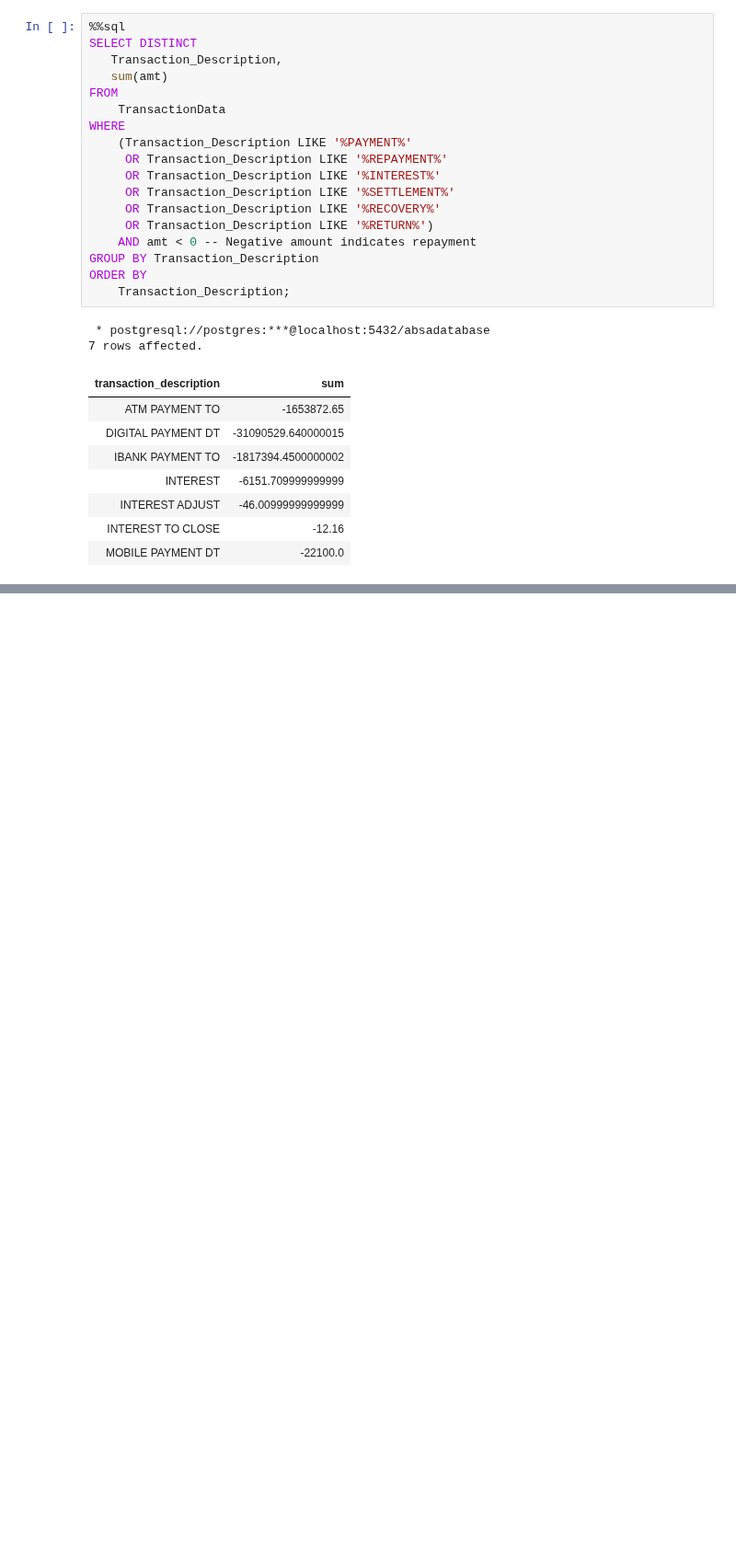
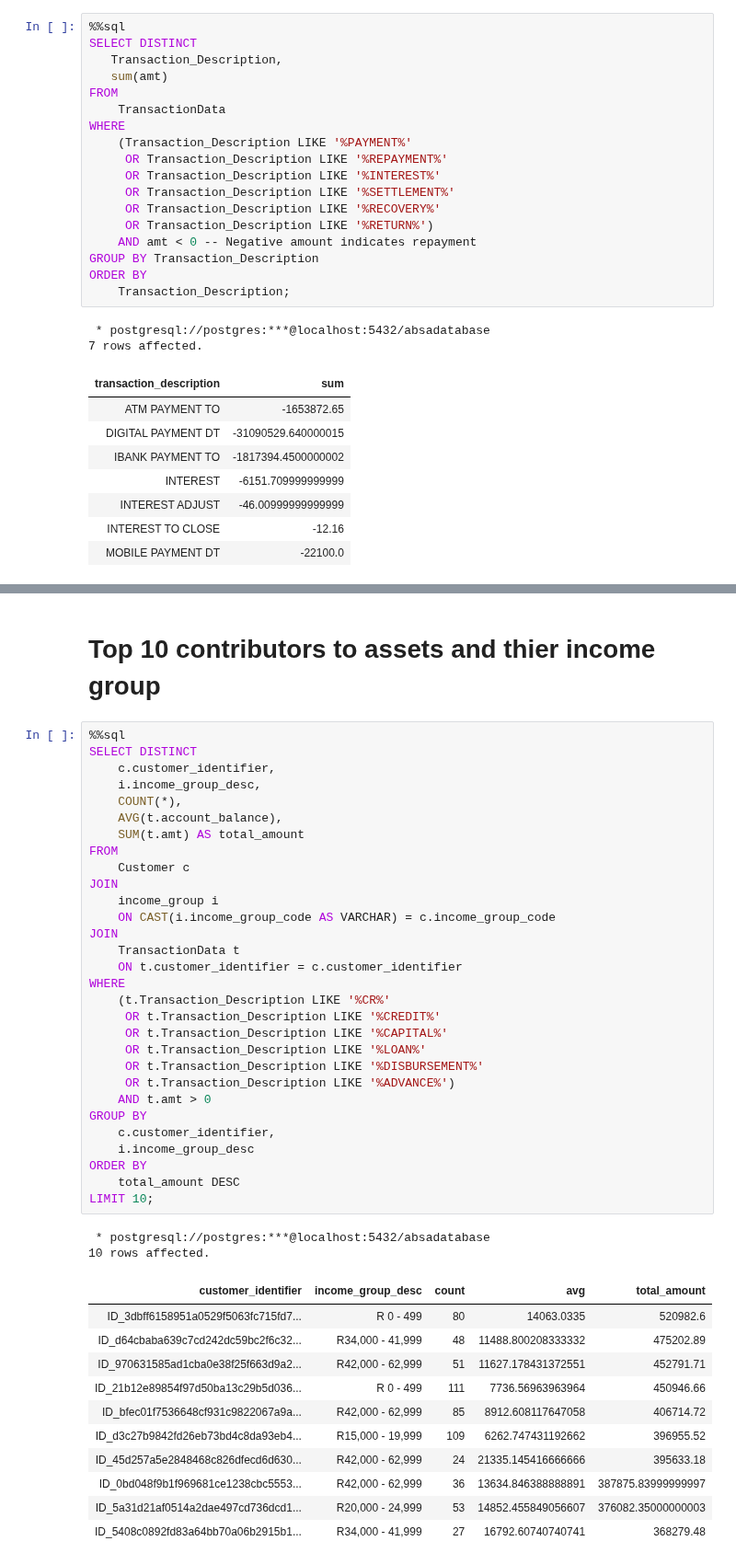
Before and after one commit to The-DigitalAcademy/EXPLORING-ABSA-DATASETS, a Jupyter notebook: assets.ipynb, the cells around one changed output, grey strips where cells are left out. Shown at 92% size. Cells and saved outputs as stored; diff of their text form; blank space fills up the shorter version.

```diff
--- a/assets.ipynb
+++ b/assets.ipynb
@@ -136,0 +159,46 @@ ORDER BY
+# %% [markdown]
+# Top 10 contributors to assets and thier income group
+# %%
+%%sql
+SELECT DISTINCT
+    c.customer_identifier,
+    i.income_group_desc,
+    COUNT(*),
+    AVG(t.account_balance),
+    SUM(t.amt) AS total_amount
+FROM
+    Customer c
+JOIN
+    income_group i
+    ON CAST(i.income_group_code AS VARCHAR) = c.income_group_code
+JOIN
+    TransactionData t
+    ON t.customer_identifier = c.customer_identifier
+WHERE
+    (t.Transaction_Description LIKE '%CR%'
+     OR t.Transaction_Description LIKE '%CREDIT%'
+     OR t.Transaction_Description LIKE '%CAPITAL%'
+     OR t.Transaction_Description LIKE '%LOAN%'
+     OR t.Transaction_Description LIKE '%DISBURSEMENT%'
+     OR t.Transaction_Description LIKE '%ADVANCE%')
+    AND t.amt > 0
+GROUP BY
+    c.customer_identifier,
+    i.income_group_desc
+ORDER BY
+    total_amount DESC
+LIMIT 10;
+# %% [output]
+ * postgresql://postgres:***@localhost:5432/absadatabase
+10 rows affected.
+| customer_identifier | income_group_desc | count | avg | total_amount |
+| ID_3dbff6158951a0529f5063fc715fd7... | R 0 - 499 | 80 | 14063.0335 | 520982.6 |
+| ID_d64cbaba639c7cd242dc59bc2f6c32... | R34,000 - 41,999 | 48 | 11488.800208333332 | 475202.89 |
+| ID_970631585ad1cba0e38f25f663d9a2... | R42,000 - 62,999 | 51 | 11627.178431372551 | 452791.71 |
+| ID_21b12e89854f97d50ba13c29b5d036... | R 0 - 499 | 111 | 7736.56963963964 | 450946.66 |
+| ID_bfec01f7536648cf931c9822067a9a... | R42,000 - 62,999 | 85 | 8912.608117647058 | 406714.72 |
+| ID_d3c27b9842fd26eb73bd4c8da93eb4... | R15,000 - 19,999 | 109 | 6262.747431192662 | 396955.52 |
+| ID_45d257a5e2848468c826dfecd6d630... | R42,000 - 62,999 | 24 | 21335.145416666666 | 395633.18 |
+| ID_0bd048f9b1f969681ce1238cbc5553... | R42,000 - 62,999 | 36 | 13634.846388888891 | 387875.83999999997 |
+| ID_5a31d21af0514a2dae497cd736dcd1... | R20,000 - 24,999 | 53 | 14852.455849056607 | 376082.35000000003 |
+| ID_5408c0892fd83a64bb70a06b2915b1... | R34,000 - 41,999 | 27 | 16792.60740740741 | 368279.48 |
```
Also changed, not shown: parts of 5 cells of this notebook.
